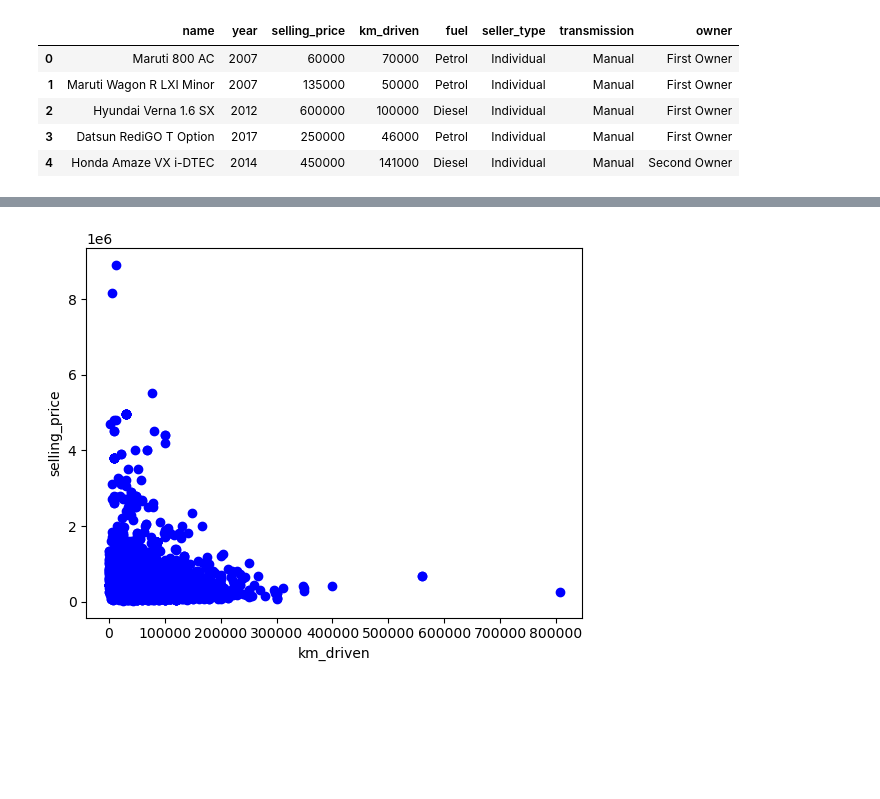
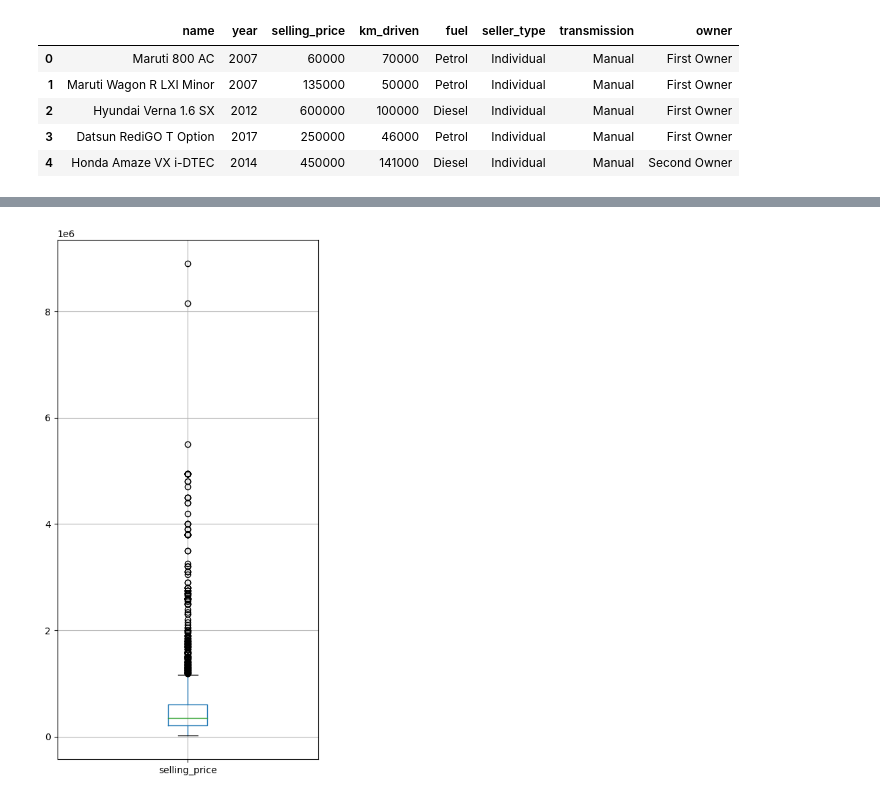
Before and after one commit to adrijmz/notebooks, a Jupyter notebook: car-dekho/car_dekho.ipynb, the cells around one changed output, grey strips where cells are left out. Drawn from its saved outputs; the diff is of its cells as text; code cells hidden in the pictures; blank space fills up the shorter version.

```diff
--- a/car-dekho/car_dekho.ipynb
+++ b/car-dekho/car_dekho.ipynb
@@ -41,9 +53,7 @@ cdf.head(9)
-# %%
-plt.scatter(cdf.km_driven, cdf.selling_price,  color='blue')
-plt.xlabel("km_driven")
-plt.ylabel("selling_price")
-# plt.xlim(0,400000)
-# plt.ylim(0,500000)
-plt.show()
-# %% [output]
-[figure, removed]
+# %%
+cdf2 = cdf[['selling_price']]
+plt.figure(figsize=(5,10))
+cdf2.boxplot()
+plt.show()
+# %% [output]
+[figure, added]
```
Also changed, not shown: parts of 4 cells of this notebook.
